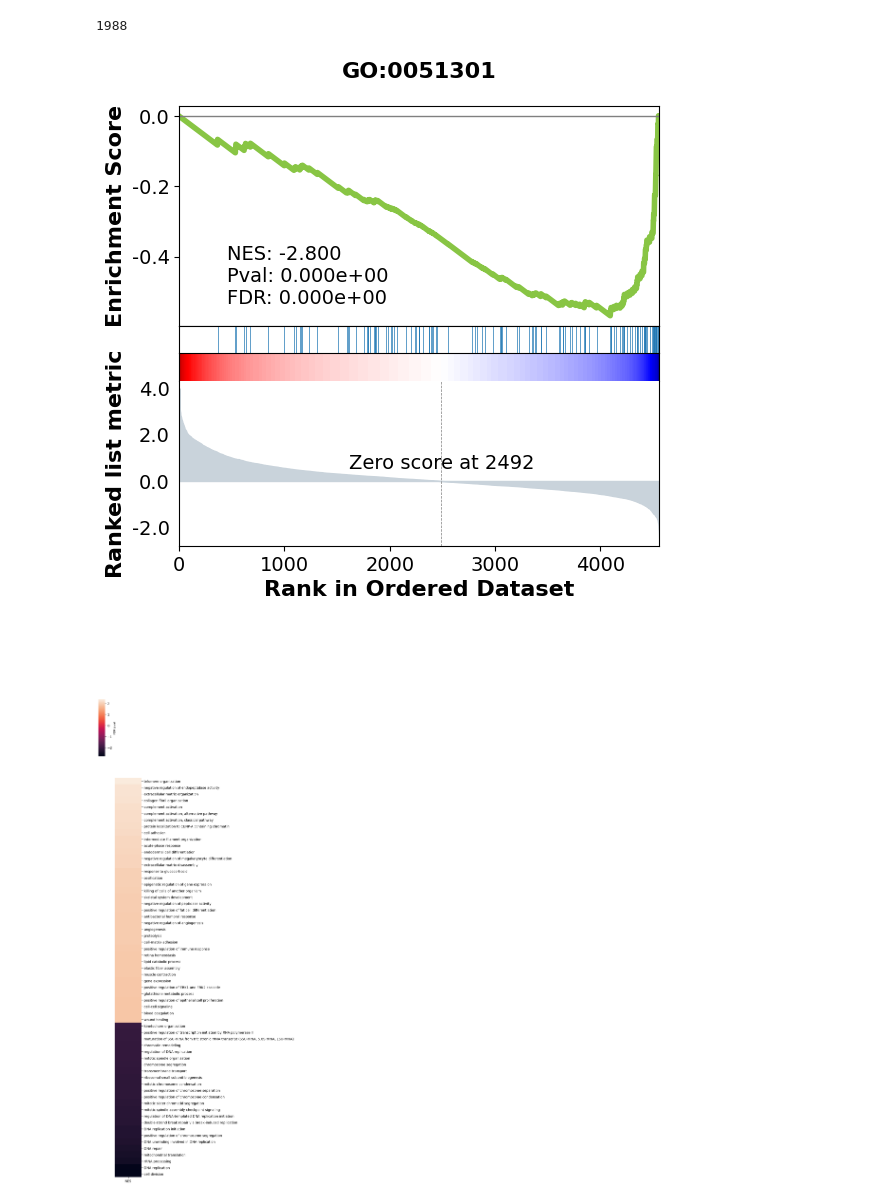
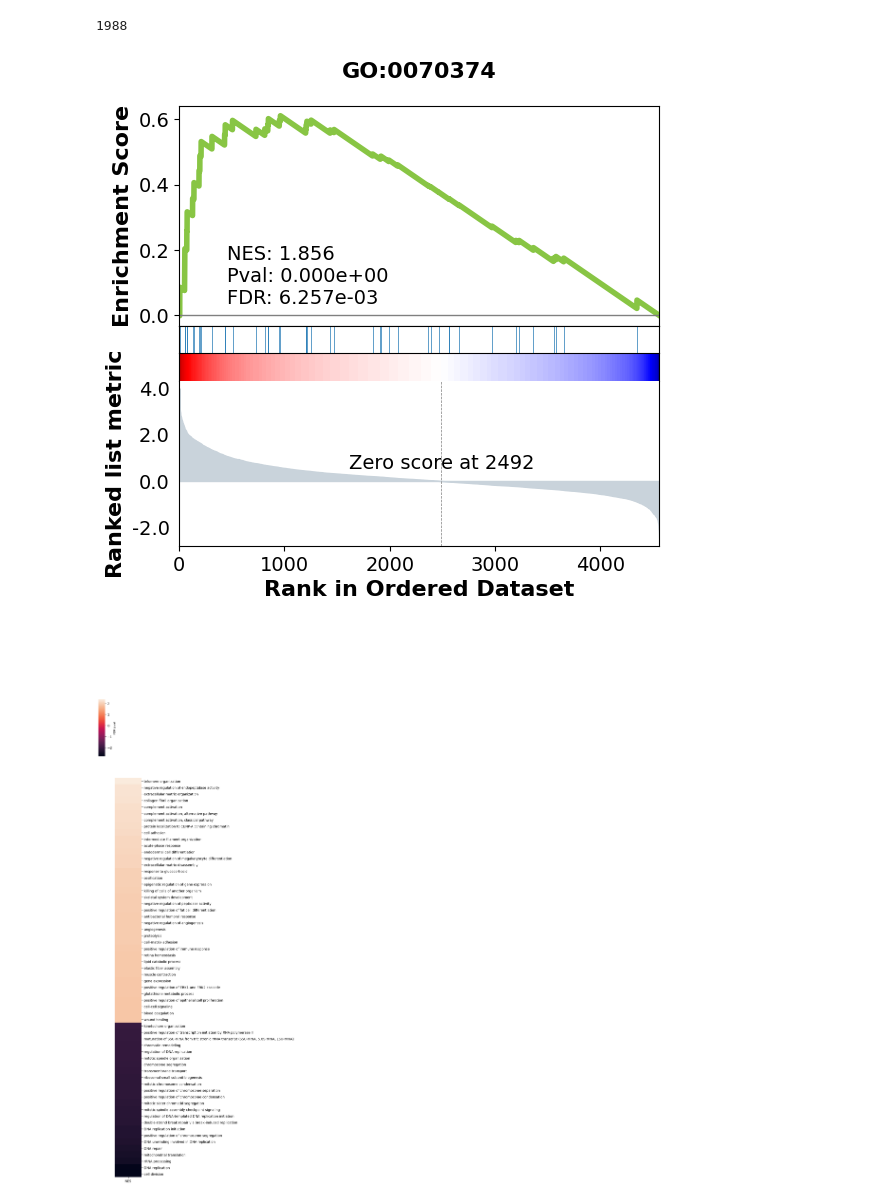
Before and after one commit to evocellnet/sysbio_teaching, a Jupyter notebook: 05.02_Gene_Enrichment_Analysis/Ex10_Enrichment_analysis_mod.ipynb, the cells around one changed output. Saved outputs shown, nothing was run; the diff lists cells and outputs as text; code cells hidden in the pictures.

```diff
--- a/05.02_Gene_Enrichment_Analysis/Ex10_Enrichment_analysis_mod.ipynb
+++ b/05.02_Gene_Enrichment_Analysis/Ex10_Enrichment_analysis_mod.ipynb
@@ -327,13 +335,14 @@ len(pre_res.res2d) # Number of significanlty enriched setes
 # %% [output]
 1988
 # %%
-# Visualize GSEA plot for a specific GO term
+# Visualize GSEA plot for a specific GO term:
+#
 
 from gseapy import gseaplot, heatmap
 # Make sure that ``ofname`` is not None, if you want to save your figure to disk
-gseaplot(pre_res.ranking, term='GO:0051301', **pre_res.results['GO:0051301'])
+gseaplot(pre_res.ranking, term='GO:0070374', **pre_res.results['GO:0070374'])
 # %% [output]
-[figure, old version]
+[figure, new version]
 # %%
 go_table = pre_res.res2d # save result of the GSEA as table
 # %%
```
Also changed, not shown: parts of 13 cells of this notebook.
